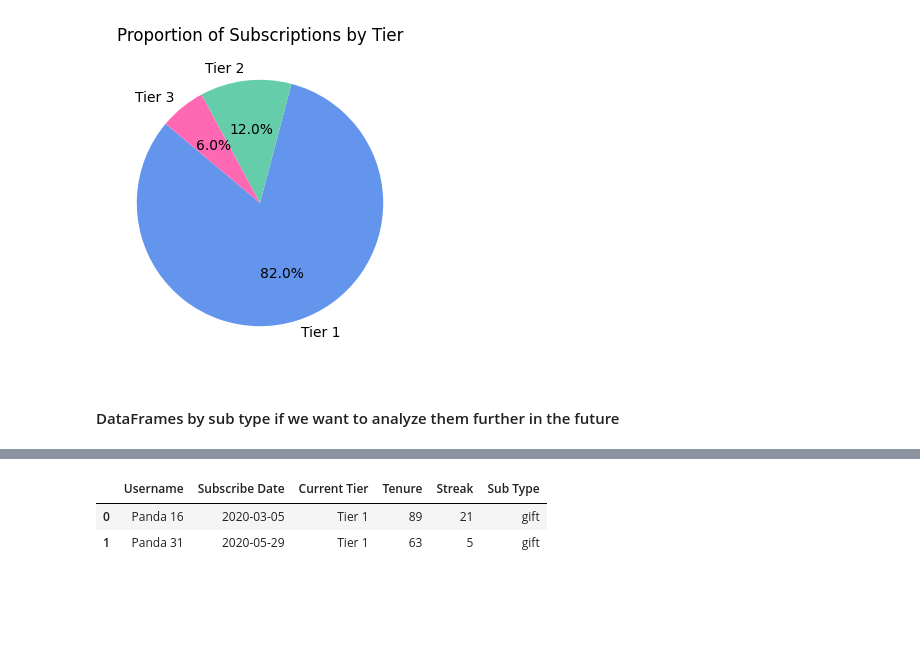
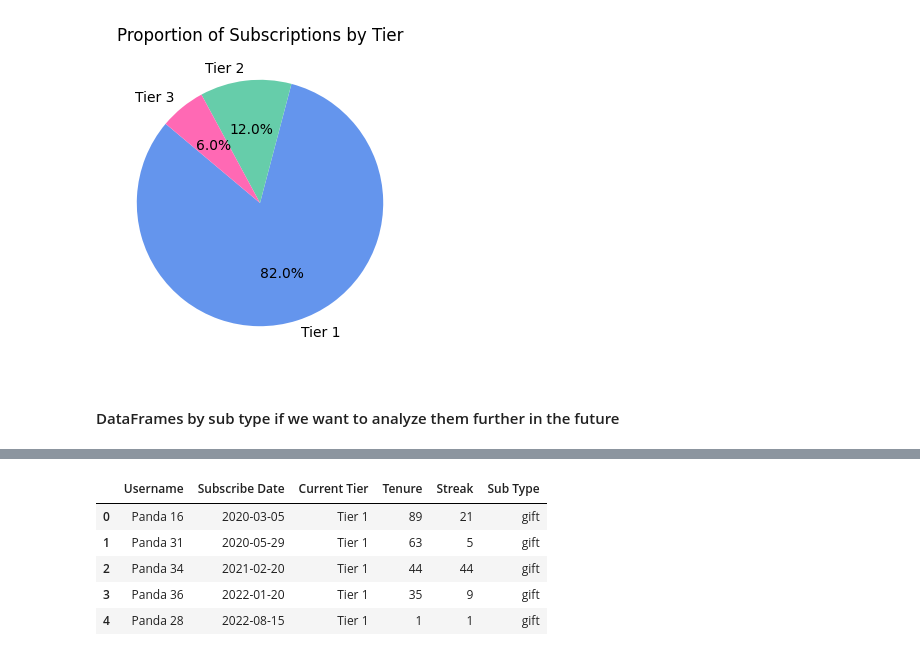
Before and after one commit to KTuzar/twitch_subs, a Jupyter notebook: twitch_subs.ipynb, the cells around one changed output, grey strips where cells are left out. Cells and saved outputs as stored; diff of their text form; code cells hidden in the pictures; blank space fills up the shorter version.

```diff
--- a/twitch_subs.ipynb
+++ b/twitch_subs.ipynb
@@ -147,7 +173,10 @@ prime.head(2)
 # %%
 gifts = data[data['Sub Type'] == 'gift'].reset_index(drop=True)
-gifts.head(2)
+gifts.head()
 # %% [output]
 |  | Username | Subscribe Date | Current Tier | Tenure | Streak | Sub Type |
 | 0 | Panda 16 | 2020-03-05 | Tier 1 | 89 | 21 | gift |
 | 1 | Panda 31 | 2020-05-29 | Tier 1 | 63 | 5 | gift |
+| 2 | Panda 34 | 2021-02-20 | Tier 1 | 44 | 44 | gift |
+| 3 | Panda 36 | 2022-01-20 | Tier 1 | 35 | 9 | gift |
+| 4 | Panda 28 | 2022-08-15 | Tier 1 | 1 | 1 | gift |
```
Also changed, not shown: parts of 10 cells of this notebook.
